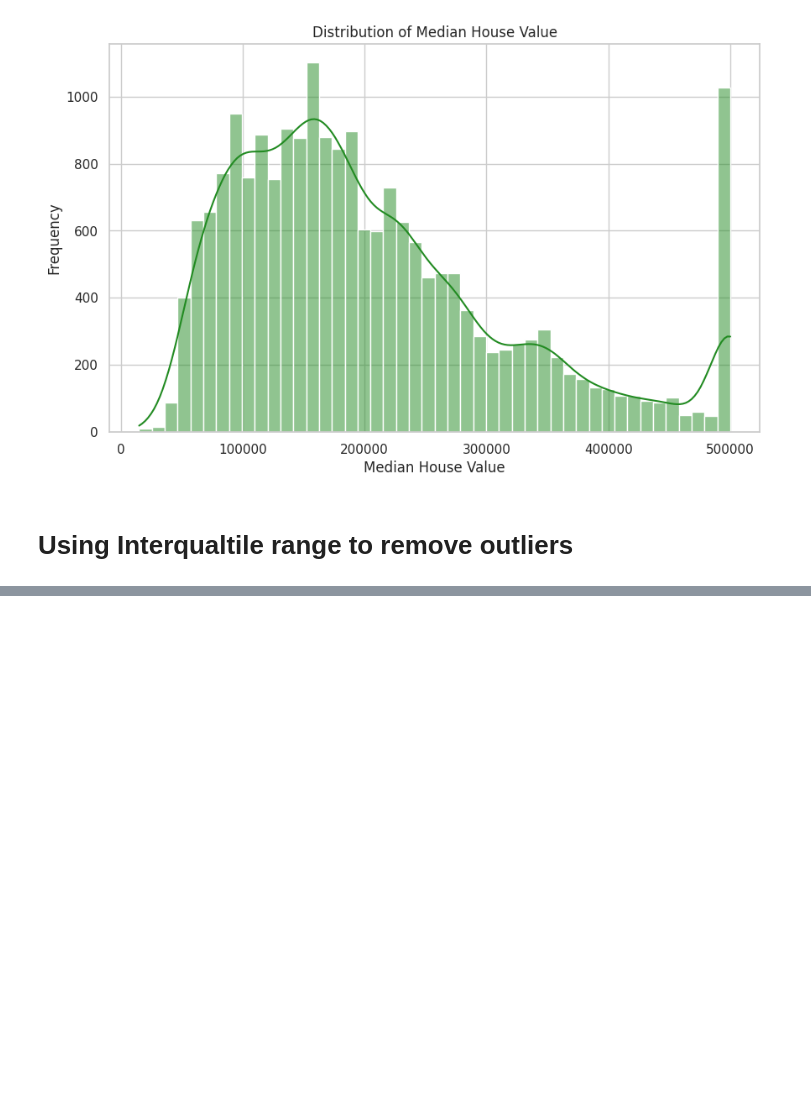
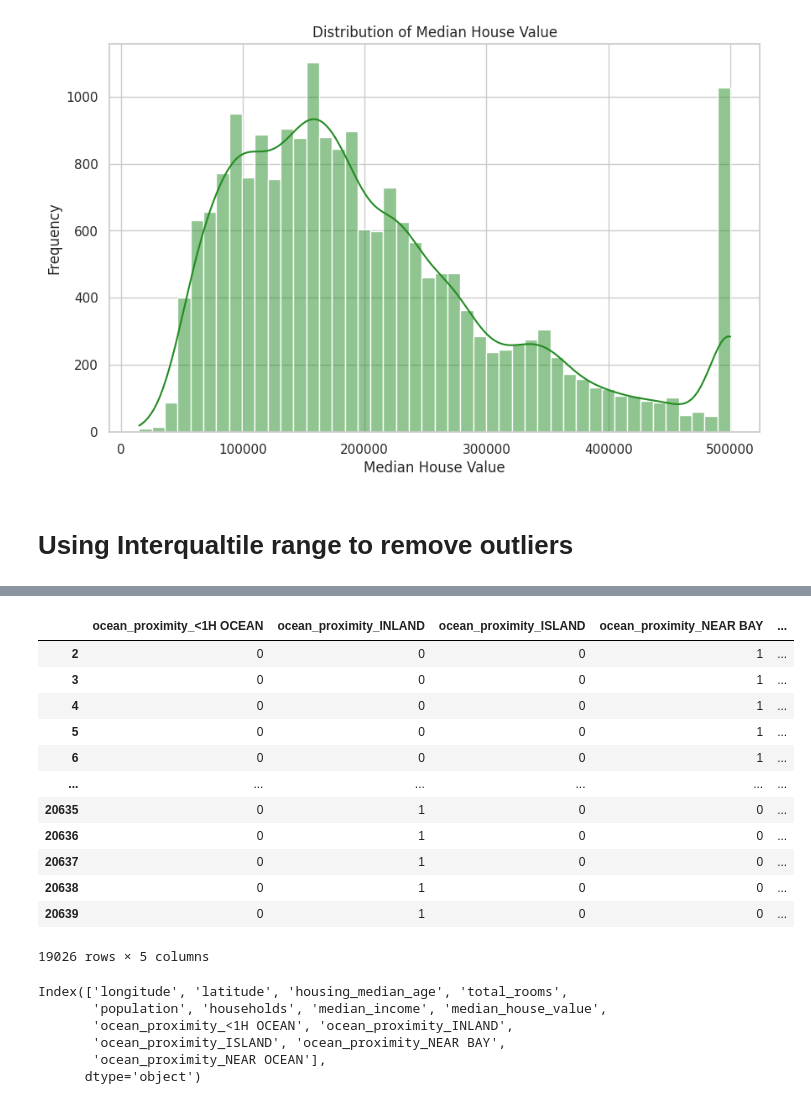
Before and after one commit to Joedharsic07/machine-learning-practice, a Jupyter notebook: Housing_dataset.ipynb, the cells around one changed output, grey strips where cells are left out. Drawn from its saved outputs; the diff is of its cells as text; code cells hidden in the pictures; blank space fills up the shorter version.

```diff
--- a/Housing_dataset.ipynb
+++ b/Housing_dataset.ipynb
@@ -146,0 +208,27 @@ New data shape without outlier: (19369, 10)
+# %%
+ocean_proximity_dummies = pd.get_dummies(data['ocean_proximity'], prefix='ocean_proximity').astype(int)
+data = pd.concat([data.drop("ocean_proximity", axis =1), ocean_proximity_dummies], axis=1)
+ocean_proximity_dummies
+# %% [output]
+|  | ocean_proximity_<1H OCEAN | ocean_proximity_INLAND | ocean_proximity_ISLAND | ocean_proximity_NEAR BAY | ... |
+| 2 | 0 | 0 | 0 | 1 | ... |
+| 3 | 0 | 0 | 0 | 1 | ... |
+| 4 | 0 | 0 | 0 | 1 | ... |
+| 5 | 0 | 0 | 0 | 1 | ... |
+| 6 | 0 | 0 | 0 | 1 | ... |
+| ... | ... | ... | ... | ... | ... |
+| 20635 | 0 | 1 | 0 | 0 | ... |
+| 20636 | 0 | 1 | 0 | 0 | ... |
+| 20637 | 0 | 1 | 0 | 0 | ... |
+| 20638 | 0 | 1 | 0 | 0 | ... |
+| 20639 | 0 | 1 | 0 | 0 | ... |
+19026 rows × 5 columns
+# %%
+data.columns
+# %% [output]
+Index(['longitude', 'latitude', 'housing_median_age', 'total_rooms',
+       'population', 'households', 'median_income', 'median_house_value',
+       'ocean_proximity_<1H OCEAN', 'ocean_proximity_INLAND',
+       'ocean_proximity_ISLAND', 'ocean_proximity_NEAR BAY',
+       'ocean_proximity_NEAR OCEAN'],
+      dtype='object')
```
Also changed, not shown: parts of 9 cells of this notebook.
